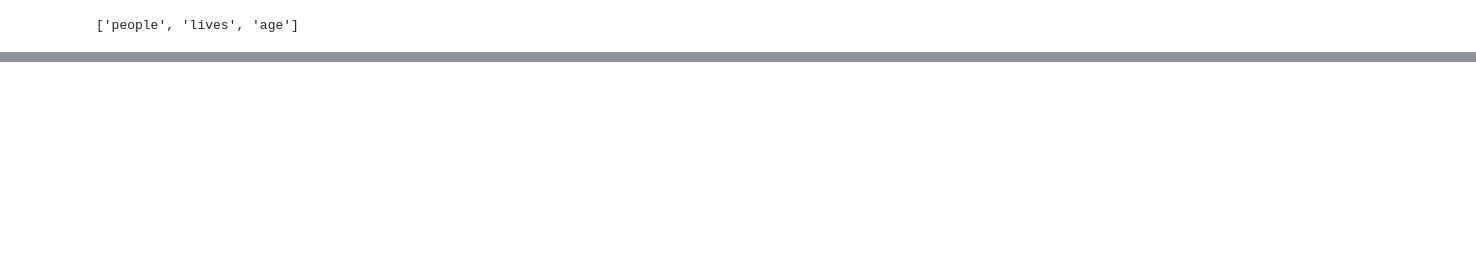
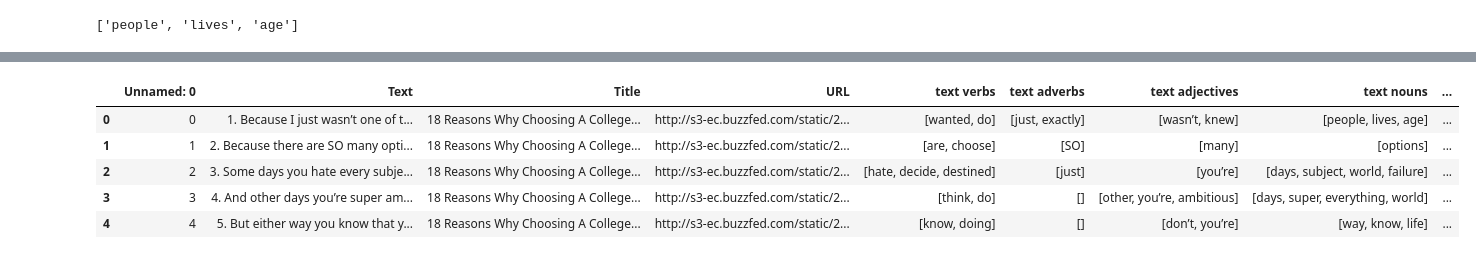
Before and after one commit to vedtopkar/LOLNLP, a Jupyter notebook: Parts of Speech Tagging.ipynb, the cells around one changed output, grey strips where cells are left out. Drawn from its saved outputs; the diff is of its cells as text; code cells hidden in the pictures; blank space fills up the shorter version.

Commit message:
Added POS for titles

```diff
--- a/Parts of Speech Tagging.ipynb
+++ b/Parts of Speech Tagging.ipynb
@@ -38,6 +45,7 @@ get_pos(a, 'noun')
 # %%
 gif_data = pd.read_csv('data/buzzfeed_gifs_master.csv')
 texts = gif_data['Text'].fillna('')
+titles = gif_data['Title'].fillna('')
 # %%
 """
 Collect all of the tags for each gif-associated text
@@ -49,18 +62,0 @@ for text in texts:
-# %%
-nouns = []
-adverbs = []
-adjectives = []
-verbs = []
-
-for tags in all_tags:
-    nouns.append(get_pos(tags, 'noun'))
-    adverbs.append(get_pos(tags, 'adverb'))
-    adjectives.append(get_pos(tags, 'adjective'))
-    verbs.append(get_pos(tags, 'verb'))
-# %%
-gif_data['verbs'] = verbs
-gif_data['adverbs'] = adverbs
-gif_data['adjectives'] = adjectives
-gif_data['nouns'] = nouns
-gif_data['tags'] = all_tags
-gif_data.head()
@@ -73,0 +63,43 @@ gif_data.head()
+# %%
+nouns = []
+adverbs = []
+adjectives = []
+verbs = []
+
+for tags in all_text_tags:
+    nouns.append(get_pos(tags, 'noun'))
+    adverbs.append(get_pos(tags, 'adverb'))
+    adjectives.append(get_pos(tags, 'adjective'))
+    verbs.append(get_pos(tags, 'verb'))
+
+gif_data['text verbs'] = verbs
+gif_data['text adverbs'] = adverbs
+gif_data['text adjectives'] = adjectives
+gif_data['text nouns'] = nouns
+gif_data['all text tags'] = all_text_tags
+
+nouns = []
+adverbs = []
+adjectives = []
+verbs = []
+
+for tags in all_title_tags:
+    nouns.append(get_pos(tags, 'noun'))
+    adverbs.append(get_pos(tags, 'adverb'))
+    adjectives.append(get_pos(tags, 'adjective'))
+    verbs.append(get_pos(tags, 'verb'))
+
+gif_data['title verbs'] = verbs
+gif_data['title adverbs'] = adverbs
+gif_data['title adjectives'] = adjectives
+gif_data['title nouns'] = nouns
+gif_data['all title tags'] = all_title_tags
+
+gif_data.head()
+# %% [output]
+|  | Unnamed: 0 | Text | Title | URL | text verbs | text adverbs | text adjectives | text nouns | ... |
+| 0 | 0 | 1. Because I just wasn’t one of t... | 18 Reasons Why Choosing A College... | http://s3-ec.buzzfed.com/static/2... | [wanted, do] | [just, exactly] | [wasn’t, knew] | [people, lives, age] | ... |
+| 1 | 1 | 2. Because there are SO many opti... | 18 Reasons Why Choosing A College... | http://s3-ec.buzzfed.com/static/2... | [are, choose] | [SO] | [many] | [options] | ... |
+| 2 | 2 | 3. Some days you hate every subje... | 18 Reasons Why Choosing A College... | http://s3-ec.buzzfed.com/static/2... | [hate, decide, destined] | [just] | [you’re] | [days, subject, world, failure] | ... |
+| 3 | 3 | 4. And other days you’re super am... | 18 Reasons Why Choosing A College... | http://s3-ec.buzzfed.com/static/2... | [think, do] | [] | [other, you’re, ambitious] | [days, super, everything, world] | ... |
+| 4 | 4 | 5. But either way you know that y... | 18 Reasons Why Choosing A College... | http://s3-ec.buzzfed.com/static/2... | [know, doing] | [] | [don’t, you’re] | [way, know, life] | ... |
```
Also changed, not shown: parts of 4 cells of this notebook, 1 other file.
